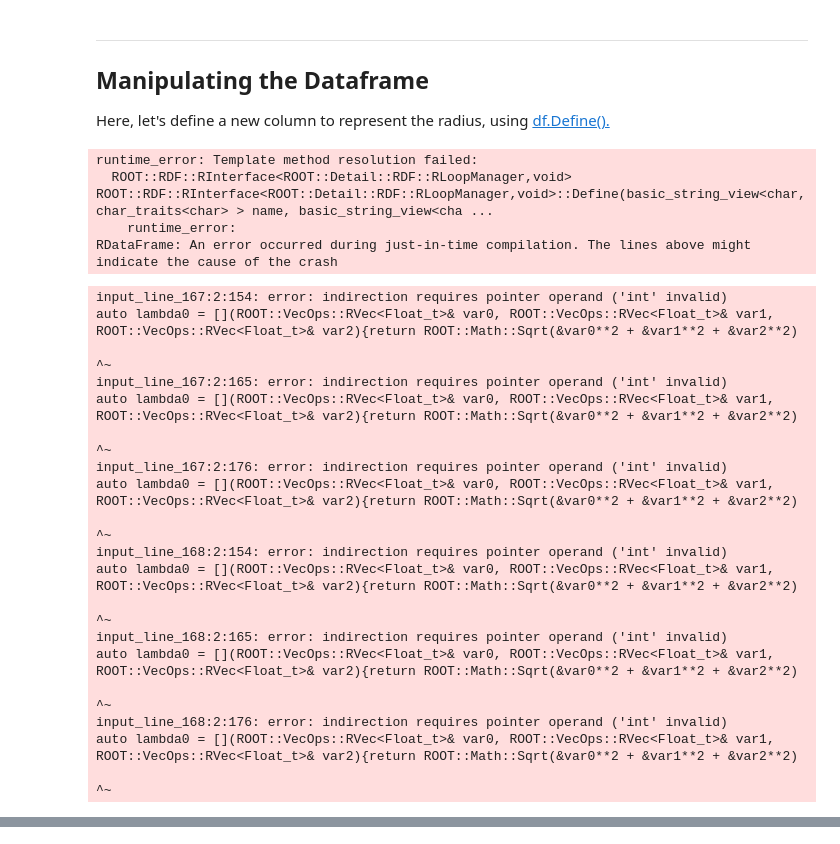
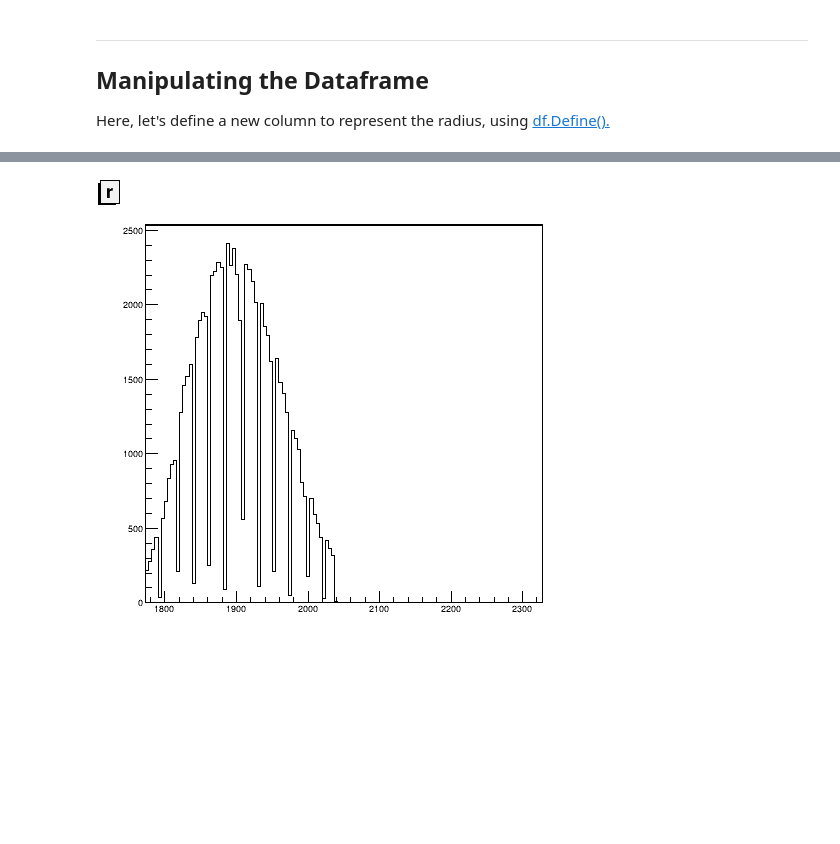
Before and after one commit to headunderheels/Jupyter-Projects, a Jupyter notebook: CalorimeterHits.ipynb, the cells around one changed output, grey strips where cells are left out. Cells and saved outputs as stored; diff of their text form; code cells hidden in the pictures; blank space fills up the shorter version.

```diff
--- a/CalorimeterHits.ipynb
+++ b/CalorimeterHits.ipynb
@@ -249,30 +386,6 @@ Here, let's define a new column to represent the radius, using [df.Define().](ht
 # %%
-df = df.Define("r", "ROOT::Math::Sqrt(&barrel_x**2 + &barrel_y**2 + &barrel_z**2)")
+df = df.Define("r", "sqrt(pow(barrel_x,2) + pow(barrel_y,2))")
-# %% [output]
-runtime_error: Template method resolution failed:
-  ROOT::RDF::RInterface<ROOT::Detail::RDF::RLoopManager,void> ROOT::RDF::RInterface<ROOT::Detail::RDF::RLoopManager,void>::Define(basic_string_view<char,char_traits<char> > name, basic_string_view<cha ...
-    runtime_error:
-RDataFrame: An error occurred during just-in-time compilation. The lines above might indicate the cause of the crash
-input_line_167:2:154: error: indirection requires pointer operand ('int' invalid)
-auto lambda0 = [](ROOT::VecOps::RVec<Float_t>& var0, ROOT::VecOps::RVec<Float_t>& var1, ROOT::VecOps::RVec<Float_t>& var2){return ROOT::Math::Sqrt(&var0**2 + &var1**2 + &var2**2)
-                                                                                                                                                         ^~
-input_line_167:2:165: error: indirection requires pointer operand ('int' invalid)
-auto lambda0 = [](ROOT::VecOps::RVec<Float_t>& var0, ROOT::VecOps::RVec<Float_t>& var1, ROOT::VecOps::RVec<Float_t>& var2){return ROOT::Math::Sqrt(&var0**2 + &var1**2 + &var2**2)
-                                                                                                                                                                    ^~
-input_line_167:2:176: error: indirection requires pointer operand ('int' invalid)
-auto lambda0 = [](ROOT::VecOps::RVec<Float_t>& var0, ROOT::VecOps::RVec<Float_t>& var1, ROOT::VecOps::RVec<Float_t>& var2){return ROOT::Math::Sqrt(&var0**2 + &var1**2 + &var2**2)
-                                                                                                                                                                               ^~
-input_line_168:2:154: error: indirection requires pointer operand ('int' invalid)
-auto lambda0 = [](ROOT::VecOps::RVec<Float_t>& var0, ROOT::VecOps::RVec<Float_t>& var1, ROOT::VecOps::RVec<Float_t>& var2){return ROOT::Math::Sqrt(&var0**2 + &var1**2 + &var2**2)
-                                                                                                                                                         ^~
-input_line_168:2:165: error: indirection requires pointer operand ('int' invalid)
-auto lambda0 = [](ROOT::VecOps::RVec<Float_t>& var0, ROOT::VecOps::RVec<Float_t>& var1, ROOT::VecOps::RVec<Float_t>& var2){return ROOT::Math::Sqrt(&var0**2 + &var1**2 + &var2**2)
-                                                                                                                                                                    ^~
-input_line_168:2:176: error: indirection requires pointer operand ('int' invalid)
-auto lambda0 = [](ROOT::VecOps::RVec<Float_t>& var0, ROOT::VecOps::RVec<Float_t>& var1, ROOT::VecOps::RVec<Float_t>& var2){return ROOT::Math::Sqrt(&var0**2 + &var1**2 + &var2**2)
-                                                                                                                                                                               ^~
 # %%
-%jsroot on
 # Set axis, label, and title attributes
 ROOT.gStyle.SetAxisColor(1, "XYZ")
 ROOT.gStyle.SetLabelColor(1, "XYZ")
@@ -281,6 +394,6 @@ ROOT.gStyle.SetLabelSize(0.02, "XYZ")
 c = ROOT.TCanvas("c4", "r", 500, 500)
 h = df.Histo1D("r")
 ROOT.gStyle.SetTitleColor(1, "XYZ")
-h.Draw()
+h.Draw("")
 c.Draw()
 # %% [output]
@@ -287,0 +400 @@ c.Draw()
+[figure, added]
```
Also changed, not shown: parts of 6 cells of this notebook.
